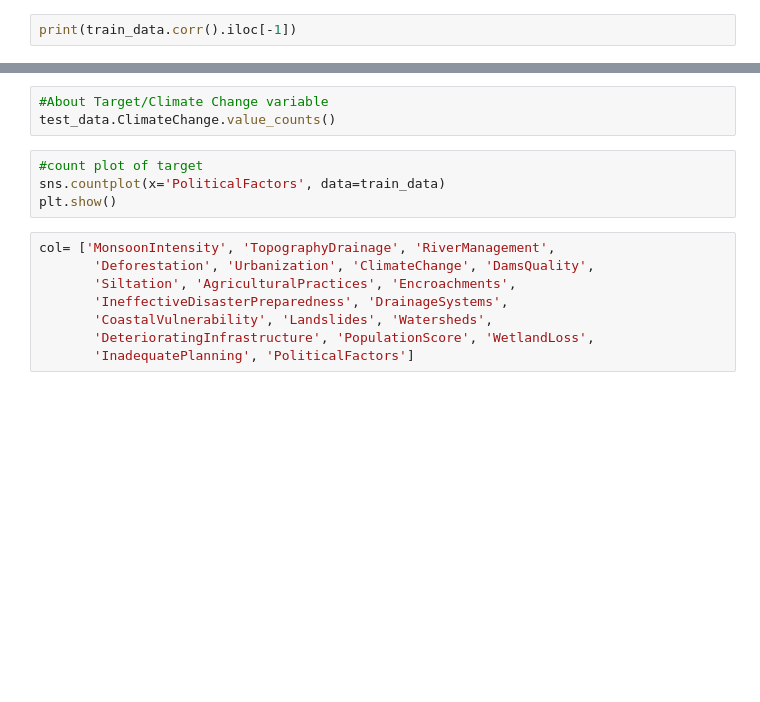
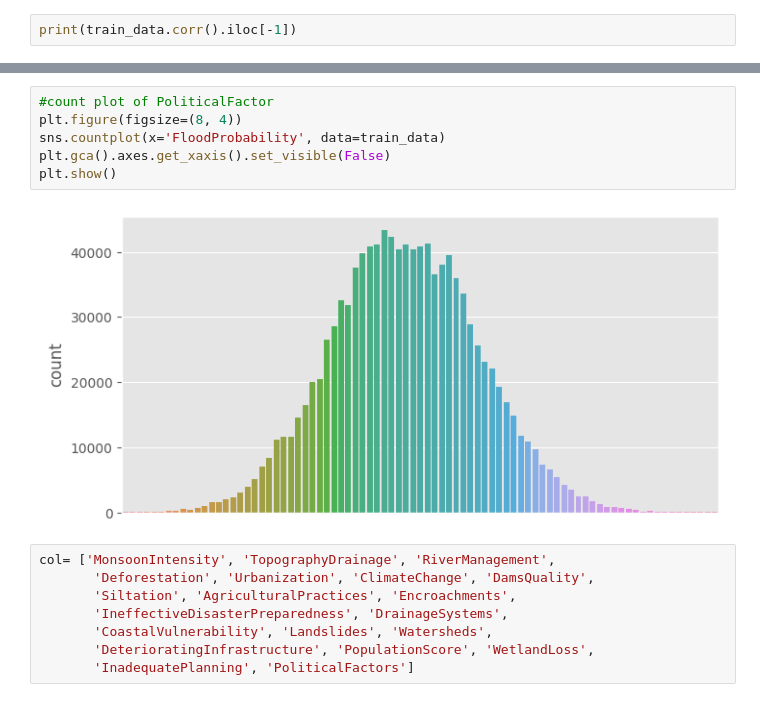
Before and after one commit to NazninNaharSr/DataScience, a Jupyter notebook: Flood_Prediction.ipynb, the cells around one changed output, grey strips where cells are left out. Drawn from its saved outputs; the diff is of its cells as text; blank space fills up the shorter version.

Commit message:
Kaggle Notebook | Flood Prediction | Version 2

```diff
--- a/Flood_Prediction.ipynb
+++ b/Flood_Prediction.ipynb
@@ -93,10 +140,11 @@ train_data.FloodProbability.value_counts()
-# %%
-#About Target/Climate Change variable
-test_data.ClimateChange.value_counts()
 # %%
-#count plot of target
-sns.countplot(x='PoliticalFactors', data=train_data)
+#count plot of PoliticalFactor
+plt.figure(figsize=(8, 4))
+sns.countplot(x='FloodProbability', data=train_data)
+plt.gca().axes.get_xaxis().set_visible(False)
 plt.show()
+# %% [output]
+[figure, added]
 # %%
 col= ['MonsoonIntensity', 'TopographyDrainage', 'RiverManagement',
        'Deforestation', 'Urbanization', 'ClimateChange', 'DamsQuality',
```
Also changed, not shown: parts of 16 cells of this notebook.
